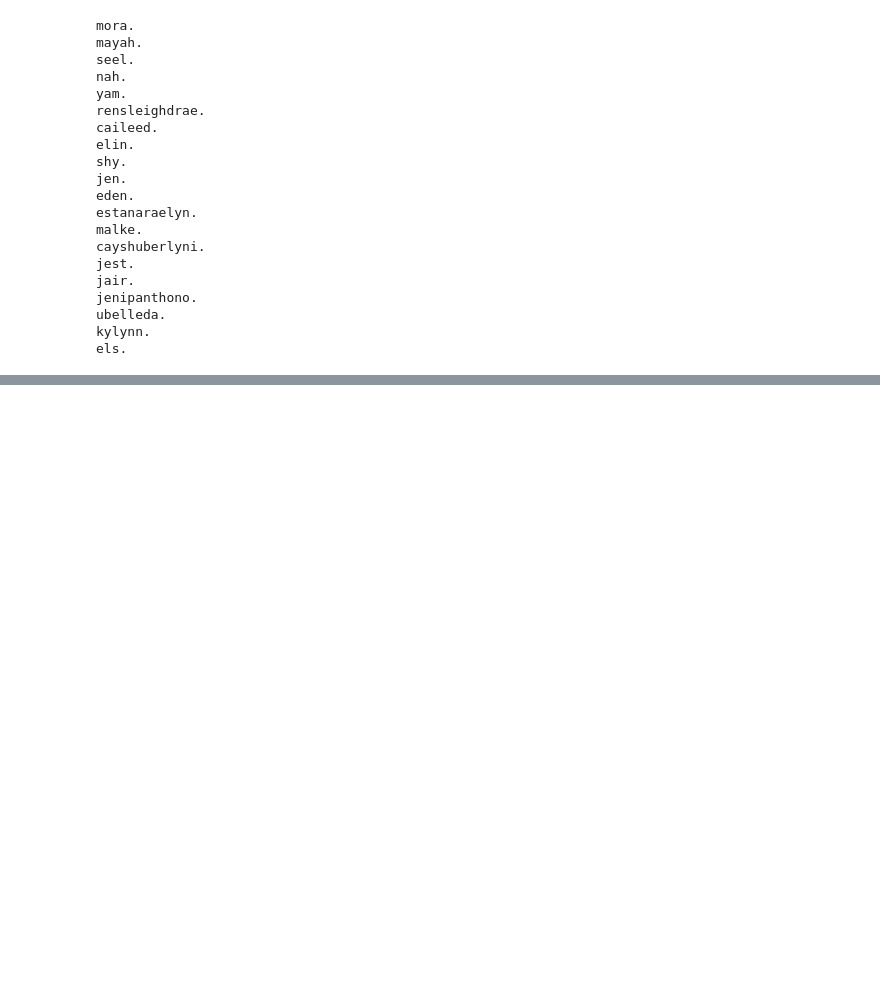
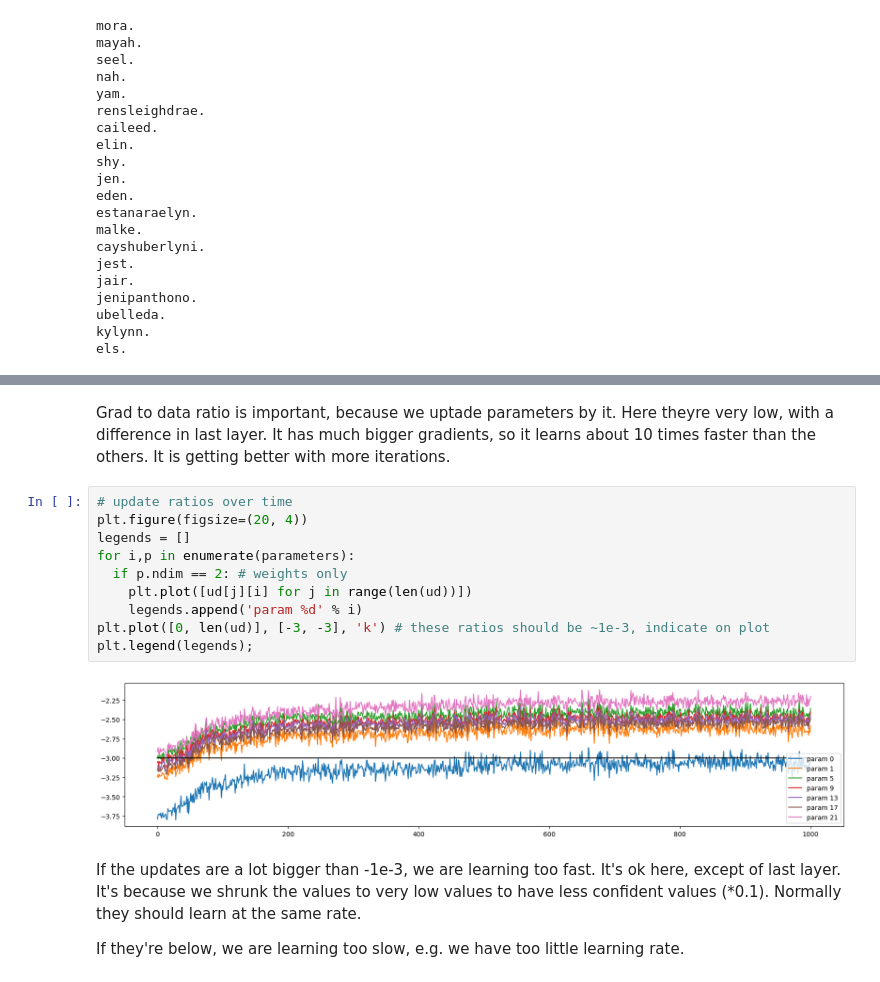
Before and after one commit to annapanfil/ml, a Jupyter notebook: NNs_makemore/makemore3.ipynb, the cells around one changed output, grey strips where cells are left out. Cells and saved outputs as stored; diff of their text form; blank space fills up the shorter version.

```diff
--- a/NNs_makemore/makemore3.ipynb
+++ b/NNs_makemore/makemore3.ipynb
@@ -310,0 +556,18 @@ els.
+# %% [markdown]
+Grad to data ratio is important, because we uptade parameters by it. Here theyre very low, with a difference in last layer. It has much bigger gradients, so it learns about 10 times faster than the others. It is getting better with more iterations.
+# %%
+# update ratios over time
+plt.figure(figsize=(20, 4))
+legends = []
+for i,p in enumerate(parameters):
+  if p.ndim == 2: # weights only
+    plt.plot([ud[j][i] for j in range(len(ud))])
+    legends.append('param %d' % i)
+plt.plot([0, len(ud)], [-3, -3], 'k') # these ratios should be ~1e-3, indicate on plot
+plt.legend(legends);
+# %% [output]
+[figure, added]
+# %% [markdown]
+If the updates are a lot bigger than -1e-3, we are learning too fast. It's ok here, except of last layer. It's because we shrunk the values to very low values to have less confident values (*0.1). Normally they should learn at the same rate.
+
+If they're below, we are learning too slow, e.g. we have too little learning rate.
```
Also changed, not shown: parts of 13 cells of this notebook.
